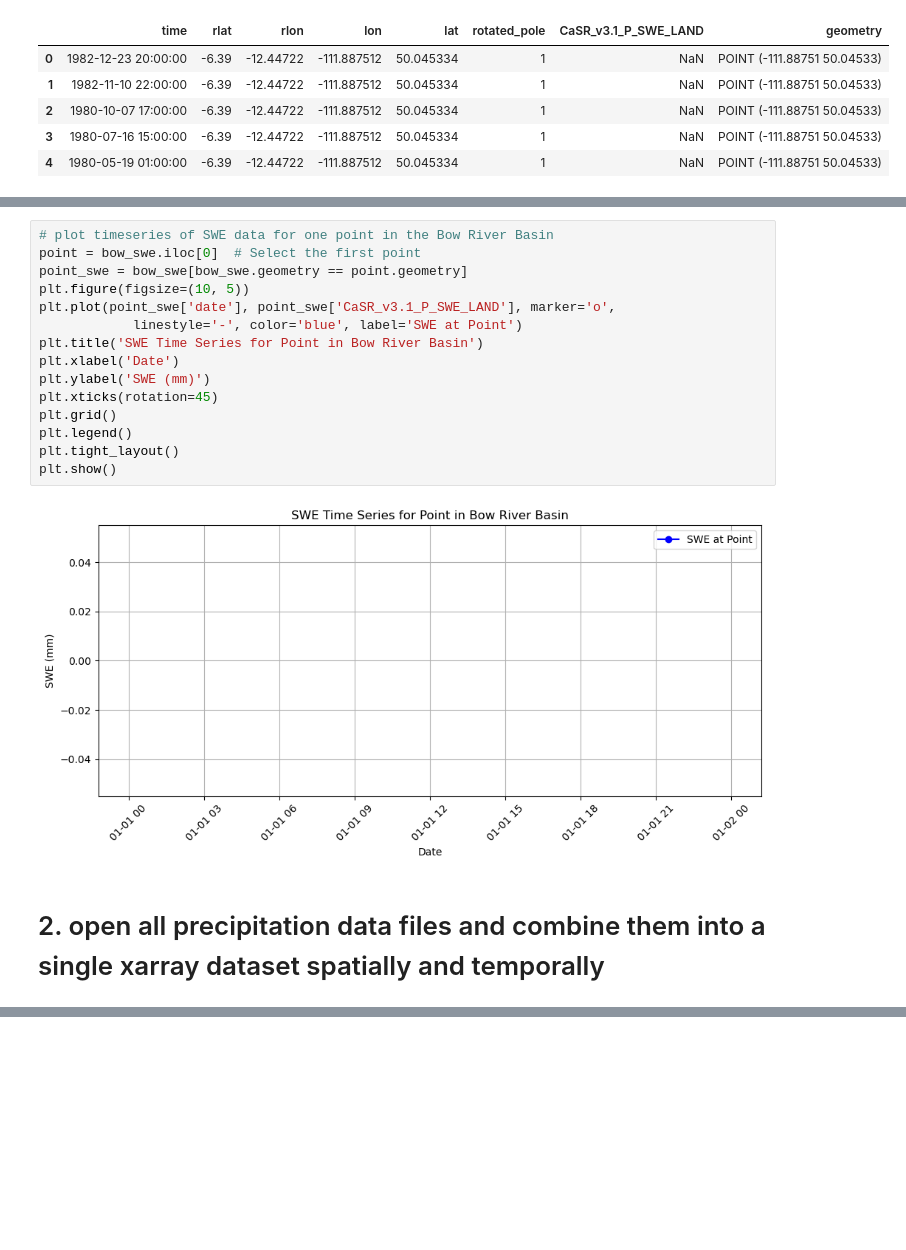
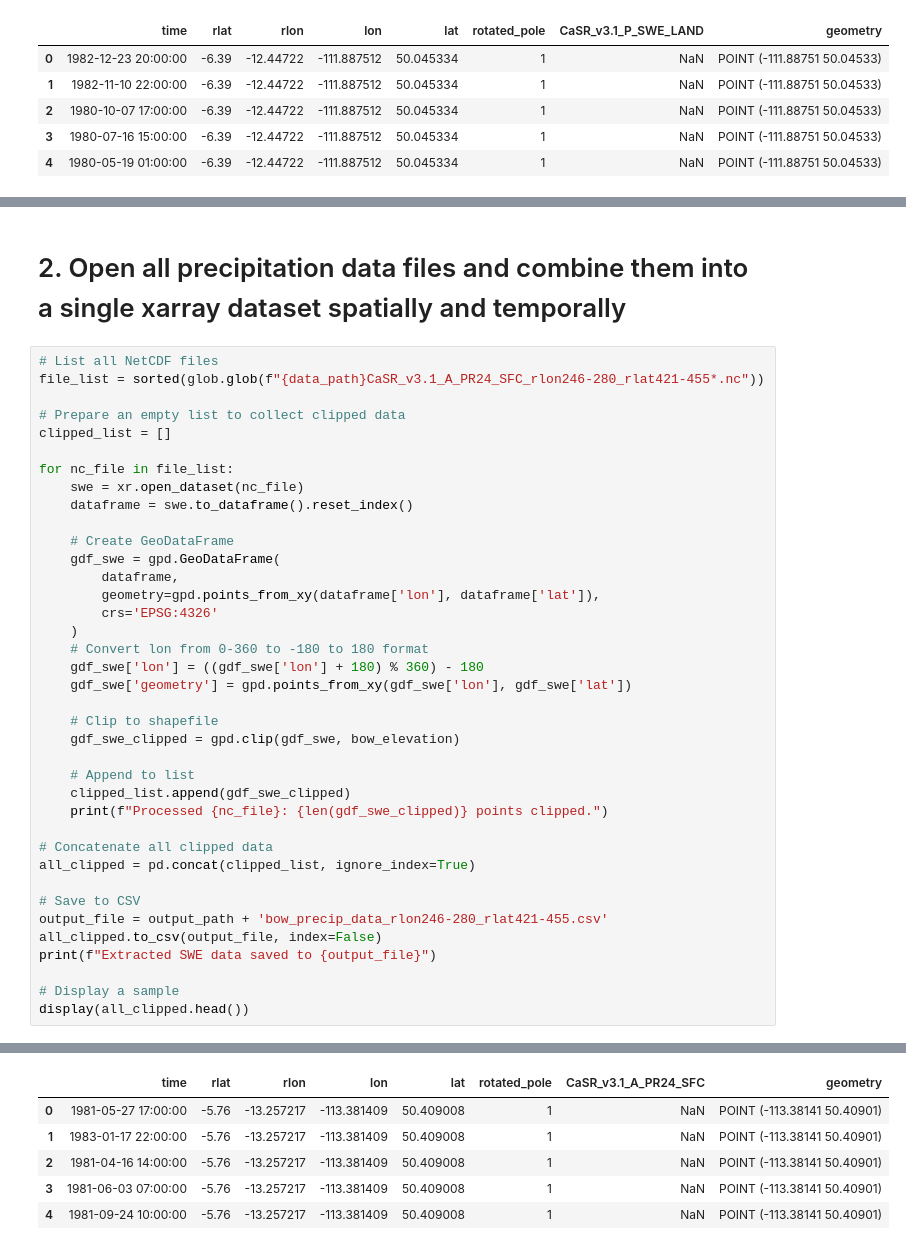
Before and after one commit to hasithajayamaha/snowdroughtindex-main, a Jupyter notebook: notebooks/workflows/0.3_CaSR_data_preparation.ipynb, the cells around one changed output, grey strips where cells are left out. Drawn from its saved outputs; the diff is of its cells as text; blank space fills up the shorter version.

```diff
--- a/notebooks/workflows/0.3_CaSR_data_preparation.ipynb
+++ b/notebooks/workflows/0.3_CaSR_data_preparation.ipynb
@@ -300,19 +288,41 @@ display(bow_swe_first_point)
-# %%
-# plot timeseries of SWE data for one point in the Bow River Basin
-point = bow_swe.iloc[0]  # Select the first point
-point_swe = bow_swe[bow_swe.geometry == point.geometry]
-plt.figure(figsize=(10, 5))
-plt.plot(point_swe['date'], point_swe['CaSR_v3.1_P_SWE_LAND'], marker='o',
-            linestyle='-', color='blue', label='SWE at Point')
-plt.title('SWE Time Series for Point in Bow River Basin')
-plt.xlabel('Date')
-plt.ylabel('SWE (mm)')
-plt.xticks(rotation=45)
-plt.grid()
-plt.legend()
-plt.tight_layout()
-plt.show()
-# %% [output]
-[figure, removed]
 # %% [markdown]
-# 2. open all precipitation data files and combine them into a single xarray dataset spatially and temporally
+# 2. Open all precipitation data files and combine them into a single xarray dataset spatially and temporally
+# %%
+# List all NetCDF files
+file_list = sorted(glob.glob(f"{data_path}CaSR_v3.1_A_PR24_SFC_rlon246-280_rlat421-455*.nc"))
+
+# Prepare an empty list to collect clipped data
+clipped_list = []
+
+for nc_file in file_list:
+    swe = xr.open_dataset(nc_file)
+    dataframe = swe.to_dataframe().reset_index()
+
+    # Create GeoDataFrame
+    gdf_swe = gpd.GeoDataFrame(
+        dataframe,
+        geometry=gpd.points_from_xy(dataframe['lon'], dataframe['lat']),
+        crs='EPSG:4326'
+    )
+    # Convert lon from 0-360 to -180 to 180 format
+    gdf_swe['lon'] = ((gdf_swe['lon'] + 180) % 360) - 180
+    gdf_swe['geometry'] = gpd.points_from_xy(gdf_swe['lon'], gdf_swe['lat'])
+
+    # Clip to shapefile
+    gdf_swe_clipped = gpd.clip(gdf_swe, bow_elevation)
+
+    # Append to list
+    clipped_list.append(gdf_swe_clipped)
+    print(f"Processed {nc_file}: {len(gdf_swe_clipped)} points clipped.")
+
+# Concatenate all clipped data
+all_clipped = pd.concat(clipped_list, ignore_index=True)
+
+# Save to CSV
+output_file = output_path + 'bow_precip_data_rlon246-280_rlat421-455.csv'
+all_clipped.to_csv(output_file, index=False)
+print(f"Extracted SWE data saved to {output_file}")
+
+# Display a sample
+display(all_clipped.head())
+# %% [output]
@@ -318,0 +341,6 @@ plt.show()
+|  | time | rlat | rlon | lon | lat | rotated_pole | CaSR_v3.1_A_PR24_SFC | geometry |
+| 0 | 1981-05-27 17:00:00 | -5.76 | -13.257217 | -113.381409 | 50.409008 | 1 | NaN | POINT (-113.38141 50.40901) |
+| 1 | 1983-01-17 22:00:00 | -5.76 | -13.257217 | -113.381409 | 50.409008 | 1 | NaN | POINT (-113.38141 50.40901) |
+| 2 | 1981-04-16 14:00:00 | -5.76 | -13.257217 | -113.381409 | 50.409008 | 1 | NaN | POINT (-113.38141 50.40901) |
+| 3 | 1981-06-03 07:00:00 | -5.76 | -13.257217 | -113.381409 | 50.409008 | 1 | NaN | POINT (-113.38141 50.40901) |
+| 4 | 1981-09-24 10:00:00 | -5.76 | -13.257217 | -113.381409 | 50.409008 | 1 | NaN | POINT (-113.38141 50.40901) |
```
Also changed, not shown: parts of 10 cells of this notebook.
